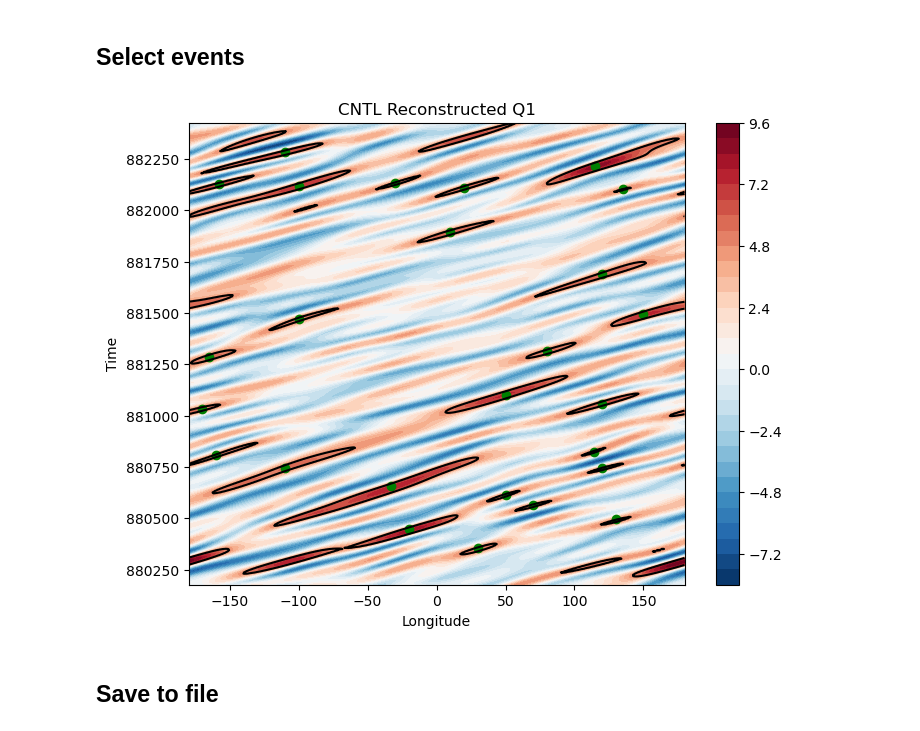
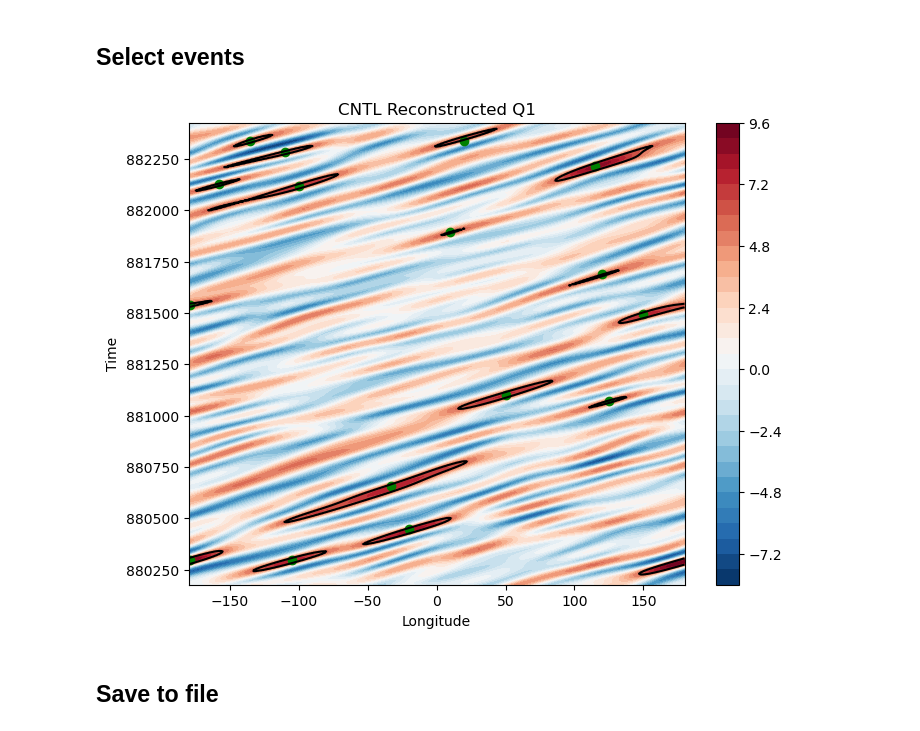
Before and after one commit to JOsephKan/2024_Research, a Jupyter notebook: MPAS/Composite/Q1_event_sel/CNTL.ipynb, the cells around one changed output. Saved outputs shown, nothing was run; the diff lists cells and outputs as text; code cells hidden in the pictures.

```diff
--- a/MPAS/Composite/Q1_event_sel/CNTL.ipynb
+++ b/MPAS/Composite/Q1_event_sel/CNTL.ipynb
@@ -96,54 +96,37 @@ q1_recon = np.real(q1_recon)
 # %% [markdown]
 ## Select events
 # %%
-g99 = q1_recon.mean() + 1.64*q1_recon.std() # 95% z-test, single tailed
+g99 = q1_recon.mean() + 1.96*q1_recon.std() # 97.5% z-test, single tailed
 
 plt.figure(figsize=(8, 6))
 c = plt.contourf(lon, time, q1_recon, levels=30, cmap='RdBu_r')
 plt.contour(lon, time, q1_recon, levels=[g99], colors='k')
 
-#plt.scatter(-170, time[23], c="g")
-#plt.scatter(-105, time[20], c="g")
-#plt.scatter(110, time[16], c="g")
-#plt.scatter(170, time[16], c="g")
-plt.scatter(30, time[30], c="g")
 plt.scatter(-20, time[45], c="g")
-plt.scatter(70, time[65], c="g")
-plt.scatter(50, time[73], c="g")
 plt.scatter(-33, time[80], c="g")
-plt.scatter(-110, time[95], c="g")
-plt.scatter(130, time[53], c="g")
-plt.scatter(120, time[95], c="g")
-plt.scatter(114, time[108], c="g")
-plt.scatter(-160, time[105], c="g")
-plt.scatter(120, time[147], c="g")
-plt.scatter(-170, time[143], c="g")
 plt.scatter(50, time[154], c="g")
-plt.scatter(80, time[190], c="g")
-plt.scatter(-165, time[185], c="g")
-plt.scatter(-100, time[216], c="g")
 plt.scatter(150, time[220], c="g")
 plt.scatter(120, time[252], c="g")
-#plt.scatter(-170, time[230], c="g")
 plt.scatter(10, time[286], c="g")
 plt.scatter(115, time[340], c="g")
-plt.scatter(135, time[321], c="g")
 plt.scatter(-100, time[324], c="g")
-plt.scatter(-30, time[326], c="g")
-plt.scatter(20, time[322], c="g")
 plt.scatter(-158, time[325], c="g")
 plt.scatter(-110, time[351], c="g")
-#plt.scatter(-130, time[362], c="g")
-#plt.scatter(20, time[363], c="g")
+plt.scatter(-105, time[20], c="g")
+plt.scatter(-179, time[20], c="g")
+plt.scatter(125, time[149], c="g")
+plt.scatter(-179, time[227], c="g")
+plt.scatter(-135, time[360], c="g")
+
 
 plt.xlabel('Longitude')
 plt.ylabel('Time')
 plt.title('CNTL Reconstructed Q1')
 plt.colorbar(c)
 plt.savefig('sel_image/CNTL_Q1_recon.png')
 plt.show()
 # %% [output]
-[figure, old version]
+[figure, new version]
 # %% [markdown]
 ## Save to file
 # %% [markdown]
```
Also changed, not shown: parts of 1 cell of this notebook, 7 other files.
